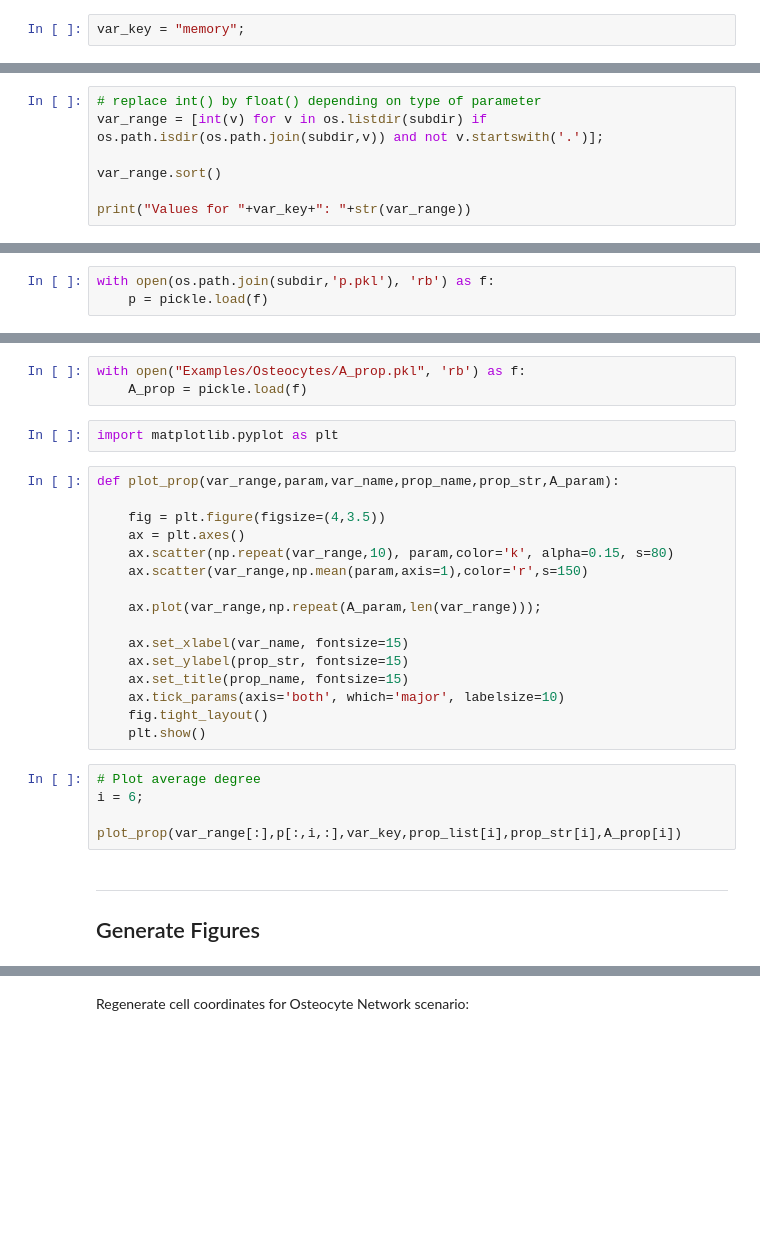
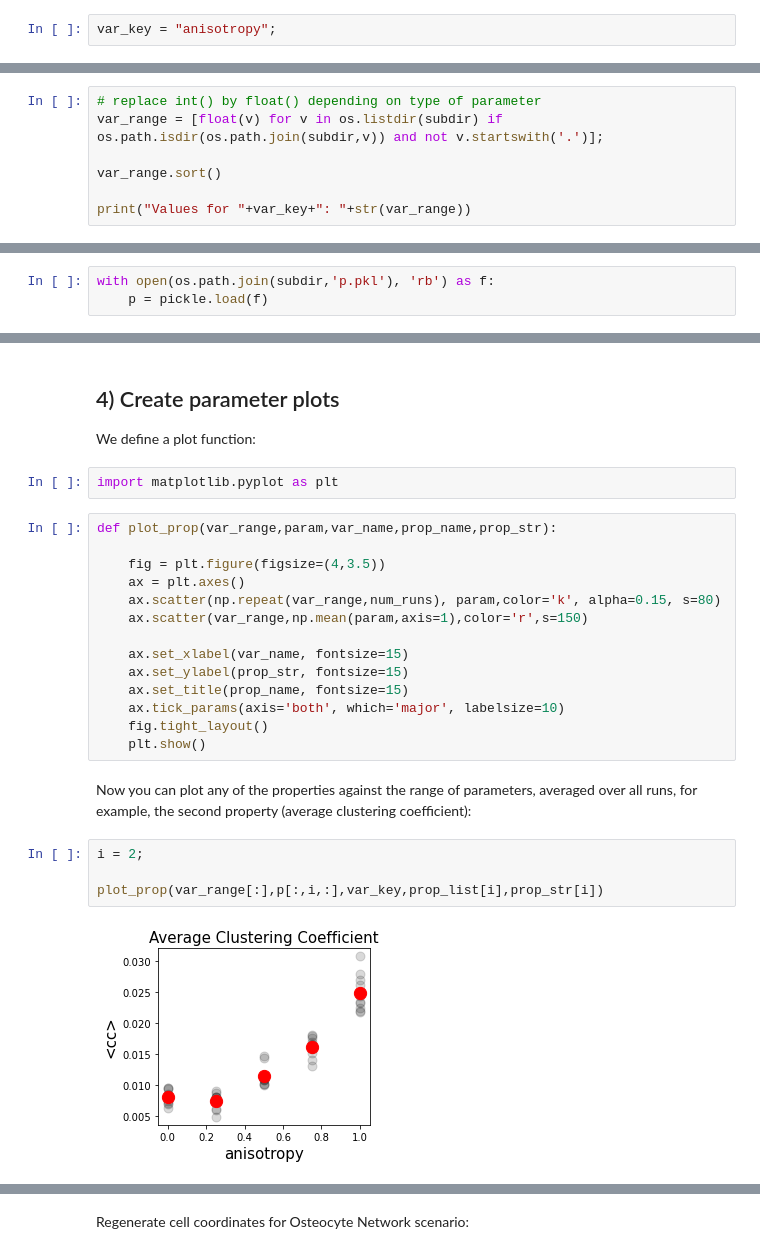
Before and after one commit to CIA-CCTB/pythrahyper_net, a Jupyter notebook: Multi-Simulation-Analysis.ipynb, the cells around one changed output, grey strips where cells are left out. Drawn from its saved outputs; the diff is of its cells as text; blank space fills up the shorter version.

```diff
--- a/Multi-Simulation-Analysis.ipynb
+++ b/Multi-Simulation-Analysis.ipynb
@@ -13,5 +15,5 @@ import pickle
 # %% [markdown]
 Set the parameter to be analyzed:
 # %%
-var_key = "memory";
+var_key = "anisotropy";
 # %% [markdown]
@@ -31,7 +33,7 @@ for r in rundir:
 Generate sorted numpy array with parameters:
 # %%
 # replace int() by float() depending on type of parameter
-var_range = [int(v) for v in os.listdir(subdir) if os.path.isdir(os.path.join(subdir,v)) and not v.startswith('.')];
+var_range = [float(v) for v in os.listdir(subdir) if os.path.isdir(os.path.join(subdir,v)) and not v.startswith('.')];
 
 var_range.sort()
 
@@ -127,17 +136,16 @@ with open("Examples/Osteocytes/A_prop.pkl", 'wb') as f:
-# %%
-with open("Examples/Osteocytes/A_prop.pkl", 'rb') as f:
-    A_prop = pickle.load(f)
+# %% [markdown]
+## 4) Create parameter plots
+
+We define a plot function:
 # %%
 import matplotlib.pyplot as plt
 # %%
-def plot_prop(var_range,param,var_name,prop_name,prop_str,A_param):
+def plot_prop(var_range,param,var_name,prop_name,prop_str):
 
     fig = plt.figure(figsize=(4,3.5))
     ax = plt.axes()
-    ax.scatter(np.repeat(var_range,10), param,color='k', alpha=0.15, s=80)
+    ax.scatter(np.repeat(var_range,num_runs), param,color='k', alpha=0.15, s=80)
     ax.scatter(var_range,np.mean(param,axis=1),color='r',s=150)
-
-    ax.plot(var_range,np.repeat(A_param,len(var_range)));
 
     ax.set_xlabel(var_name, fontsize=15)
     ax.set_ylabel(prop_str, fontsize=15)
@@ -145,11 +153,11 @@ def plot_prop(var_range,param,var_name,prop_name,prop_str,A_param):
     ax.tick_params(axis='both', which='major', labelsize=10)
     fig.tight_layout()
     plt.show()
+# %% [markdown]
+Now you can plot any of the properties against the range of parameters, averaged over all runs, for example, the second property (average clustering coefficient):
 # %%
-# Plot average degree
-i = 6;
+i = 2;
 
-plot_prop(var_range[:],p[:,i,:],var_key,prop_list[i],prop_str[i],A_prop[i])
+plot_prop(var_range[:],p[:,i,:],var_key,prop_list[i],prop_str[i])
+# %% [output]
+[figure, added]
-# %% [markdown]
-***
-## Generate Figures
```
Also changed, not shown: parts of 32 cells of this notebook.
